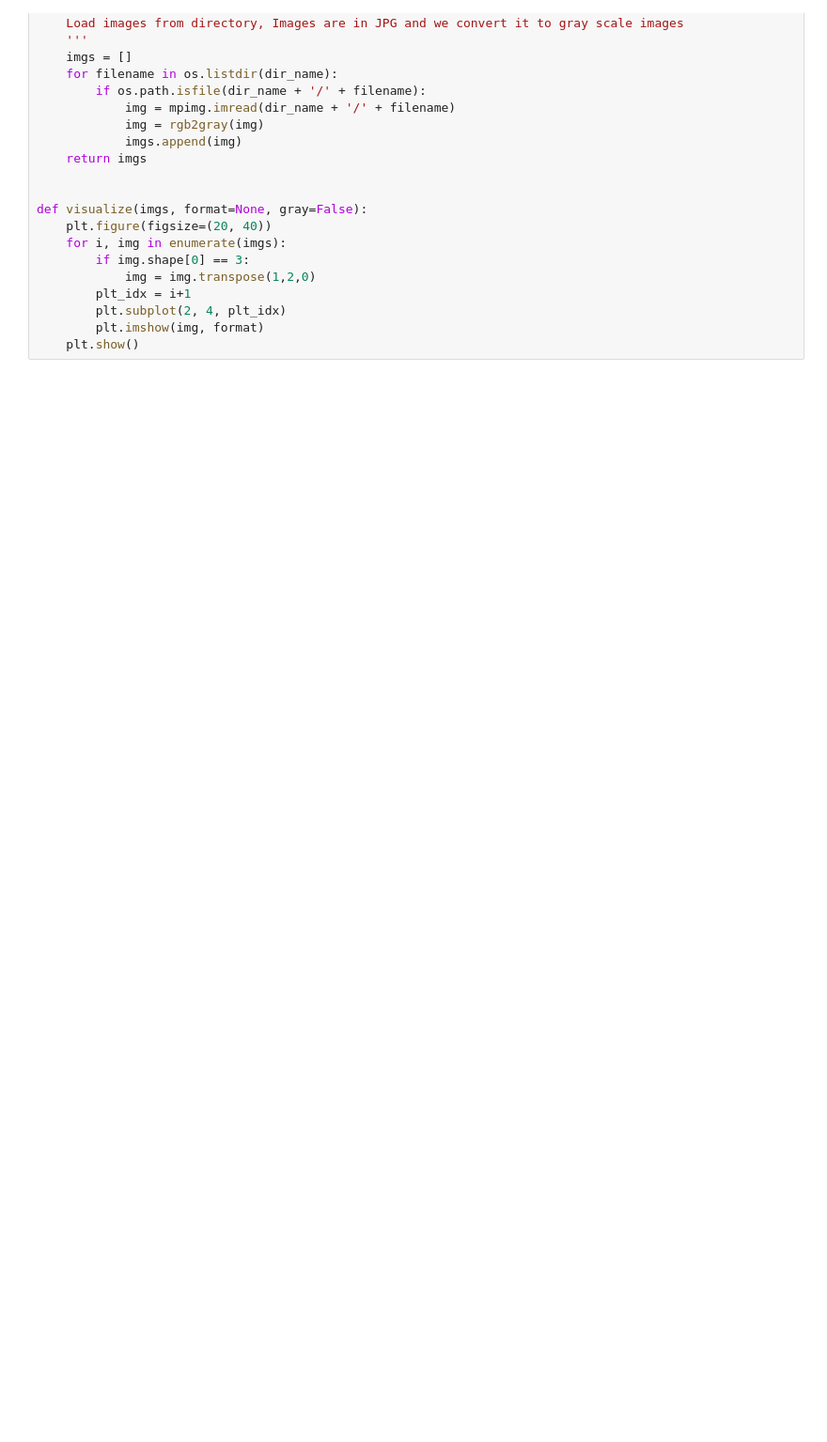
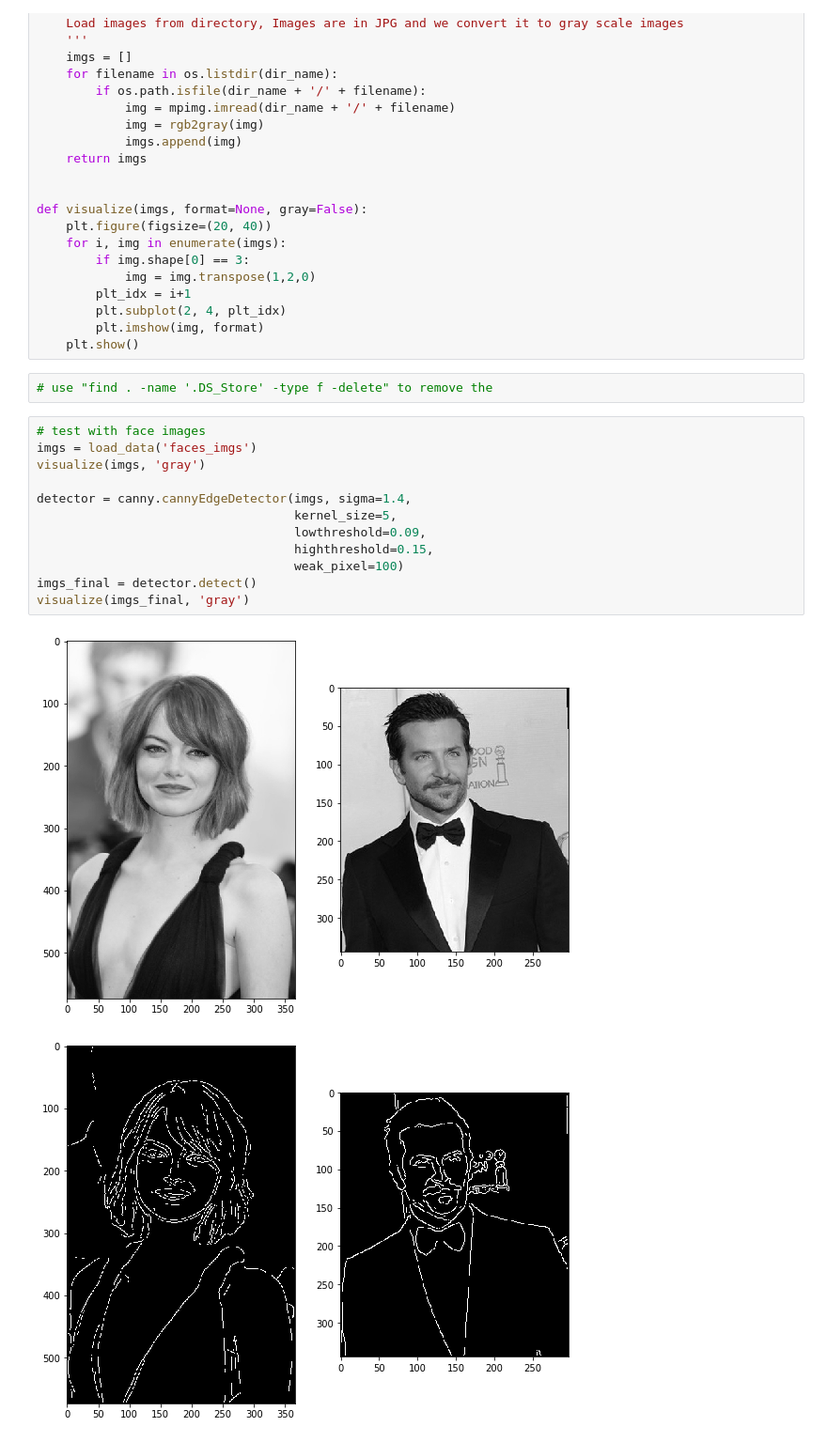
Before and after one commit to FengyuZ1994/Canny_Edge_Detector, a Jupyter notebook: Canny_Edge_Detector.ipynb, the cells around one changed output. Shown: that part at 94% size. Cells and saved outputs as stored; diff of their text form; blank space fills up the shorter version.

```diff
--- a/Canny_Edge_Detector.ipynb
+++ b/Canny_Edge_Detector.ipynb
@@ -37,4 +37,21 @@ def visualize(imgs, format=None, gray=False):
         plt.subplot(2, 4, plt_idx)
         plt.imshow(img, format)
     plt.show()
+# %%
+# use "find . -name '.DS_Store' -type f -delete" to remove the
+# %%
+# test with face images
+imgs = load_data('faces_imgs')
+visualize(imgs, 'gray')
+
+detector = canny.cannyEdgeDetector(imgs, sigma=1.4,
+                                   kernel_size=5,
+                                   lowthreshold=0.09,
+                                   highthreshold=0.15,
+                                   weak_pixel=100)
+imgs_final = detector.detect()
+visualize(imgs_final, 'gray')
+# %% [output]
+[figure, added]
+[figure, added]
 # %%
```
Also changed, not shown: parts of 1 cell of this notebook, 15 other files.
